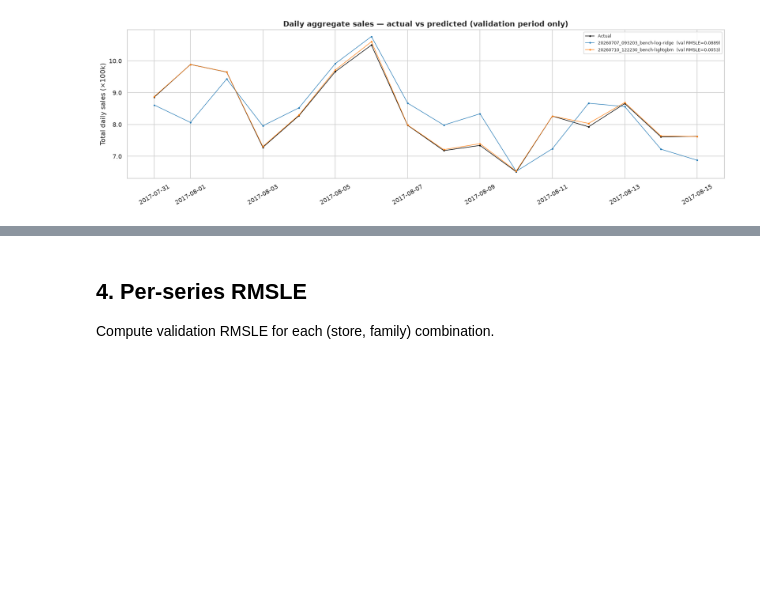
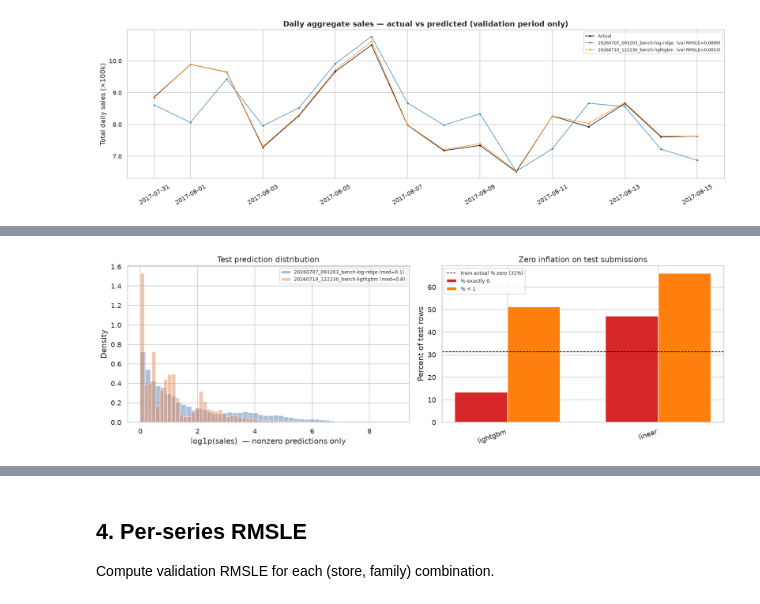
Before and after one commit to RickArko/kcom-store-sales, a Jupyter notebook: notebooks/visualize_predictions.ipynb, the cells around one changed output, grey strips where cells are left out. Cells and saved outputs as stored; diff of their text form; code cells hidden in the pictures; blank space fills up the shorter version.

```diff
--- a/notebooks/visualize_predictions.ipynb
+++ b/notebooks/visualize_predictions.ipynb
@@ -93,13 +131,16 @@ Holiday dates for features: 312
 # %%
-# Predict for each run (shared inference path matches train.py)
+# Re-inference for validation-period plots (LightGBM / linear only)
 results = {}
-for run_dir in RUN_DIRS:
+for run_dir in INFER_RUN_DIRS:
     name = run_dir.name
     print(f"Predicting {name} ...")
     results[name] = predict_from_run(
         run_dir, train, test, y_full, holiday_dates=holiday_dates
     )
 
+# Load test submissions for cross-model comparison (all model types)
+submission_preds = load_all_submissions(SUBMISSION_RUN_DIRS, test)
+submission_summary = compare_submissions(SUBMISSION_RUN_DIRS)
 print("Done.")
 # %% [output]
 Predicting 20260707_093203_bench-log-ridge ...
@@ -168,0 +233,33 @@ plt.show()
+# %%
+fig, axes = plt.subplots(1, 2, figsize=(14, 4.5))
+
+# Left: distribution of test predictions (log scale)
+ax = axes[0]
+for run_dir in SUBMISSION_RUN_DIRS:
+    sub = pd.read_csv(run_dir / "submission.csv")
+    label = f"{run_dir.name} (med={sub.sales.median():.1f})"
+    nonzero = sub.loc[sub.sales > 0, "sales"]
+    ax.hist(np.log1p(nonzero), bins=50, alpha=0.45, density=True, label=label)
+ax.set_xlabel("log1p(sales)  — nonzero predictions only")
+ax.set_ylabel("Density")
+ax.set_title("Test prediction distribution")
+ax.legend(fontsize=7)
+
+# Right: % exact zeros and % < 1
+ax = axes[1]
+x = np.arange(len(submission_summary))
+w = 0.35
+ax.bar(x - w / 2, submission_summary["pct_zero"], width=w, label="% exactly 0", color="#d62728")
+ax.bar(x + w / 2, submission_summary["pct_lt1"], width=w, label="% < 1", color="#ff7f0e")
+ax.axhline((train["sales"] == 0).mean() * 100, color="black", linestyle="--", linewidth=1,
+           label=f"train actual % zero ({(train['sales']==0).mean()*100:.0f}%)")
+ax.set_xticks(x)
+ax.set_xticklabels(submission_summary["model_type"], rotation=20, ha="right")
+ax.set_ylabel("Percent of test rows")
+ax.set_title("Zero inflation on test submissions")
+ax.legend(fontsize=8)
+
+fig.tight_layout()
+plt.show()
+# %% [output]
+[figure, added]
```
Also changed, not shown: parts of 12 cells of this notebook, 2 other files.
